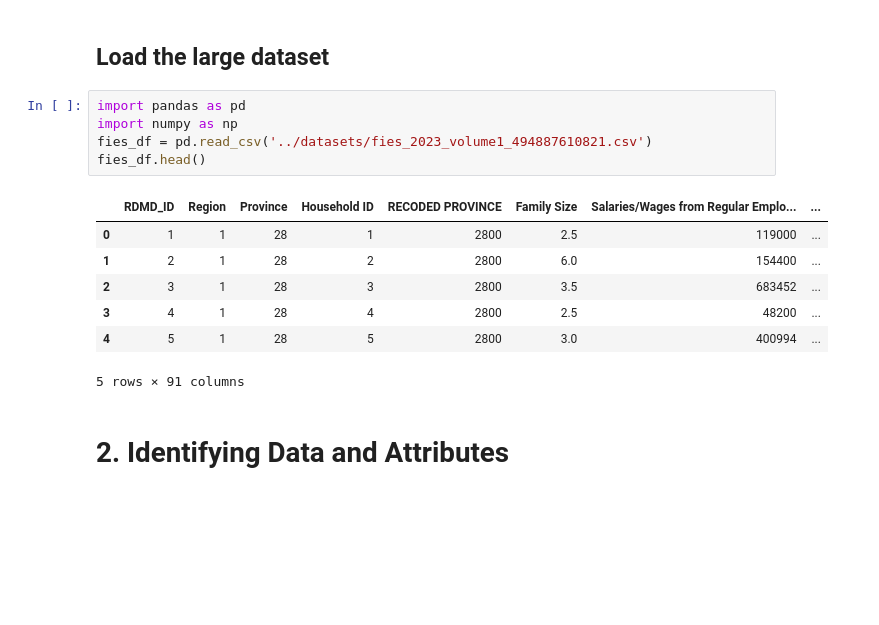
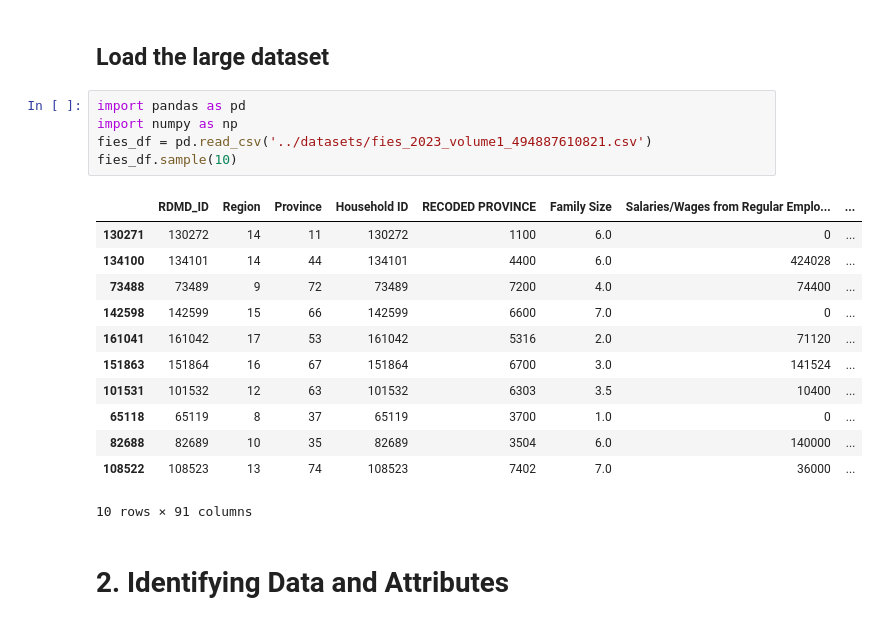
Before and after one commit to angelodelapaz/DataMiningPrelims, a Jupyter notebook: notebooks/01-EDA.ipynb, the cells around one changed output. Drawn from its saved outputs; the diff is of its cells as text; blank space fills up the shorter version.

```diff
--- a/notebooks/01-EDA.ipynb
+++ b/notebooks/01-EDA.ipynb
@@ -5,16 +5,21 @@
 # %%
 import pandas as pd
 import numpy as np
 fies_df = pd.read_csv('../datasets/fies_2023_volume1_494887610821.csv')
-fies_df.head()
+fies_df.sample(10)
 # %% [output]
 |  | RDMD_ID | Region | Province | Household ID | RECODED PROVINCE | Family Size | Salaries/Wages from Regular Emplo... | ... |
-| 0 | 1 | 1 | 28 | 1 | 2800 | 2.5 | 119000 | ... |
-| 1 | 2 | 1 | 28 | 2 | 2800 | 6.0 | 154400 | ... |
-| 2 | 3 | 1 | 28 | 3 | 2800 | 3.5 | 683452 | ... |
-| 3 | 4 | 1 | 28 | 4 | 2800 | 2.5 | 48200 | ... |
-| 4 | 5 | 1 | 28 | 5 | 2800 | 3.0 | 400994 | ... |
+| 130271 | 130272 | 14 | 11 | 130272 | 1100 | 6.0 | 0 | ... |
+| 134100 | 134101 | 14 | 44 | 134101 | 4400 | 6.0 | 424028 | ... |
+| 73488 | 73489 | 9 | 72 | 73489 | 7200 | 4.0 | 74400 | ... |
+| 142598 | 142599 | 15 | 66 | 142599 | 6600 | 7.0 | 0 | ... |
+| 161041 | 161042 | 17 | 53 | 161042 | 5316 | 2.0 | 71120 | ... |
+| 151863 | 151864 | 16 | 67 | 151864 | 6700 | 3.0 | 141524 | ... |
+| 101531 | 101532 | 12 | 63 | 101532 | 6303 | 3.5 | 10400 | ... |
+| 65118 | 65119 | 8 | 37 | 65119 | 3700 | 1.0 | 0 | ... |
+| 82688 | 82689 | 10 | 35 | 82689 | 3504 | 6.0 | 140000 | ... |
+| 108522 | 108523 | 13 | 74 | 108523 | 7402 | 7.0 | 36000 | ... |
-5 rows × 91 columns
+10 rows × 91 columns
 # %% [markdown]
 # 2. Identifying Data and Attributes
 # %% [markdown]
```
Also changed, not shown: parts of 11 cells of this notebook, 14 other files.
